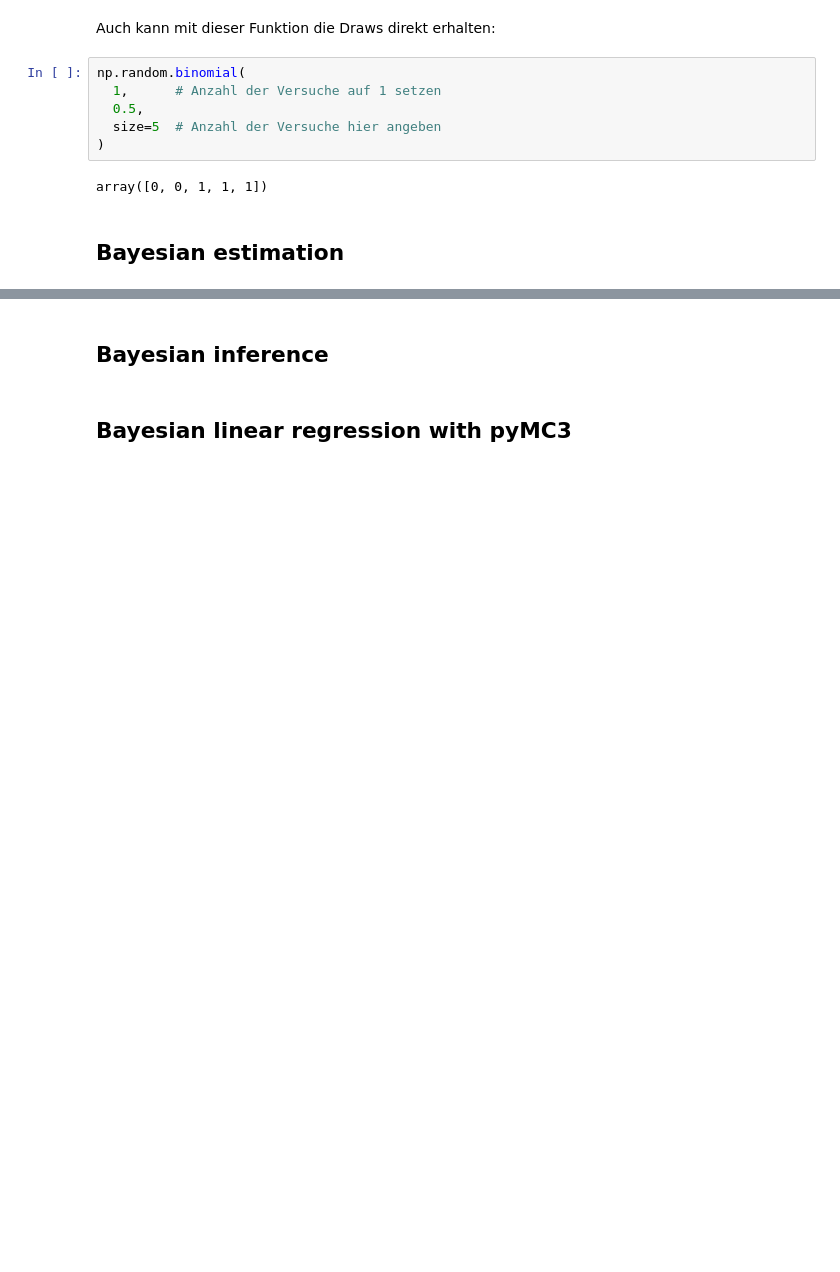
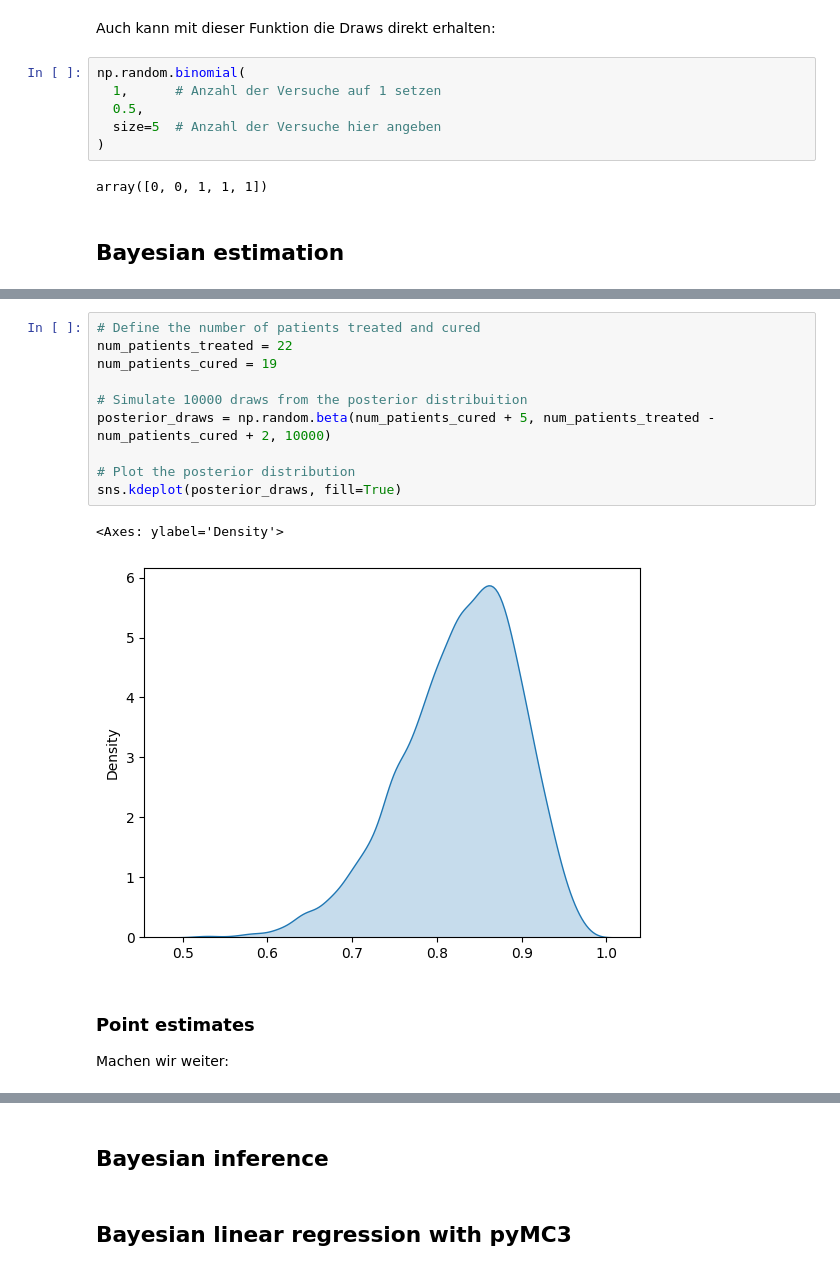
Before and after one commit to asuender/tgm-ds, a Jupyter notebook: 5bhit/GK9102/gk9102.ipynb, the cells around one changed output, grey strips where cells are left out. Drawn from its saved outputs; the diff is of its cells as text; blank space fills up the shorter version.

```diff
--- a/5bhit/GK9102/gk9102.ipynb
+++ b/5bhit/GK9102/gk9102.ipynb
@@ -53,0 +157,17 @@ array([0, 0, 1, 1, 1])
+# %%
+# Define the number of patients treated and cured
+num_patients_treated = 22
+num_patients_cured = 19
+
+# Simulate 10000 draws from the posterior distribuition
+posterior_draws = np.random.beta(num_patients_cured + 5, num_patients_treated - num_patients_cured + 2, 10000)
+
+# Plot the posterior distribution
+sns.kdeplot(posterior_draws, fill=True)
+# %% [output]
+<Axes: ylabel='Density'>
+[figure, added]
+# %% [markdown]
+### Point estimates
+
+Machen wir weiter:
```
Also changed, not shown: parts of 12 cells of this notebook.
